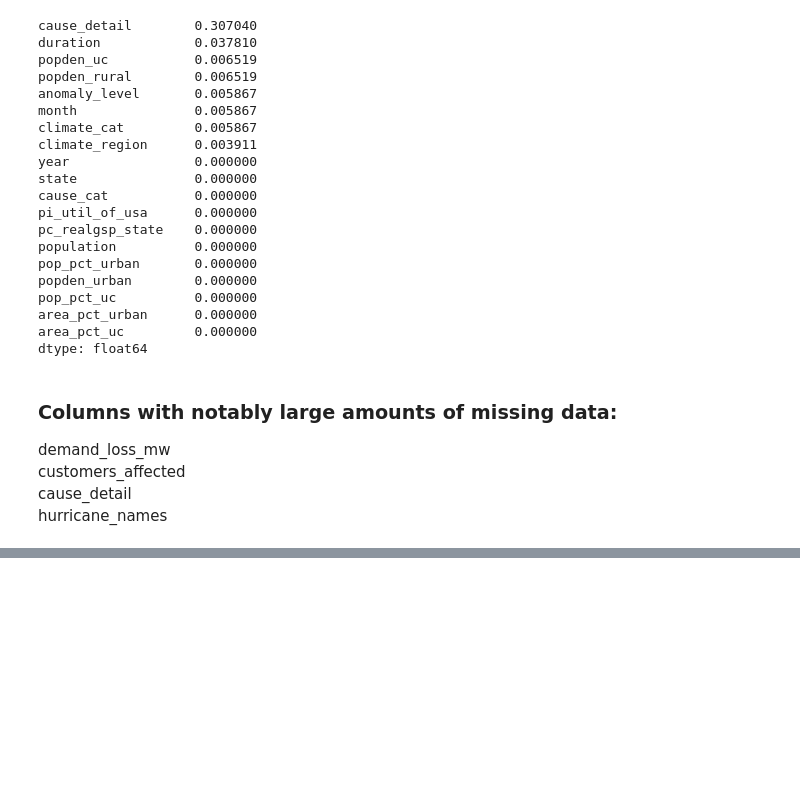
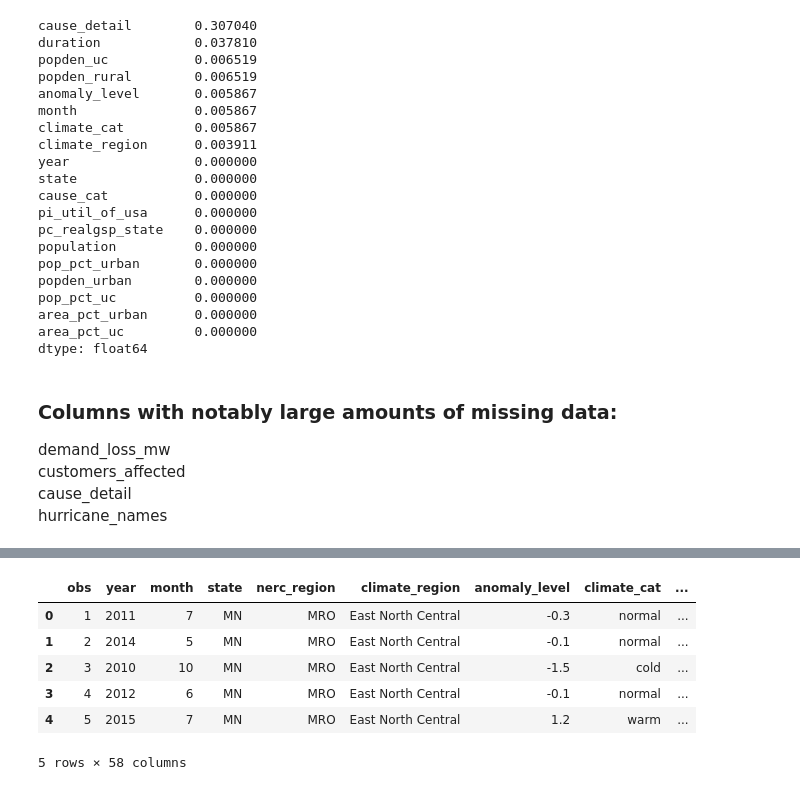
Before and after one commit to rcwoshimao/infrastructure-resilience-analysis, a Jupyter notebook: step4_hypothesis_testing.ipynb, the cells around one changed output, grey strips where cells are left out. Drawn from its saved outputs; the diff is of its cells as text; code cells hidden in the pictures; blank space fills up the shorter version.

```diff
--- a/step4_hypothesis_testing.ipynb
+++ b/step4_hypothesis_testing.ipynb
@@ -348,0 +543,14 @@ hurricane_names
+# %%
+# merge dataframes
+
+raw = raw.drop(columns='state').rename(columns={'postal_code': 'state'})
+raw_w_util = raw.merge(util_invest, how='left', on=['year', 'state'])
+raw_w_util.head()
+# %% [output]
+|  | obs | year | month | state | nerc_region | climate_region | anomaly_level | climate_cat | ... |
+| 0 | 1 | 2011 | 7 | MN | MRO | East North Central | -0.3 | normal | ... |
+| 1 | 2 | 2014 | 5 | MN | MRO | East North Central | -0.1 | normal | ... |
+| 2 | 3 | 2010 | 10 | MN | MRO | East North Central | -1.5 | cold | ... |
+| 3 | 4 | 2012 | 6 | MN | MRO | East North Central | -0.1 | normal | ... |
+| 4 | 5 | 2015 | 7 | MN | MRO | East North Central | 1.2 | warm | ... |
+5 rows × 58 columns
```
Also changed, not shown: parts of 26 cells of this notebook, 1 other file.
